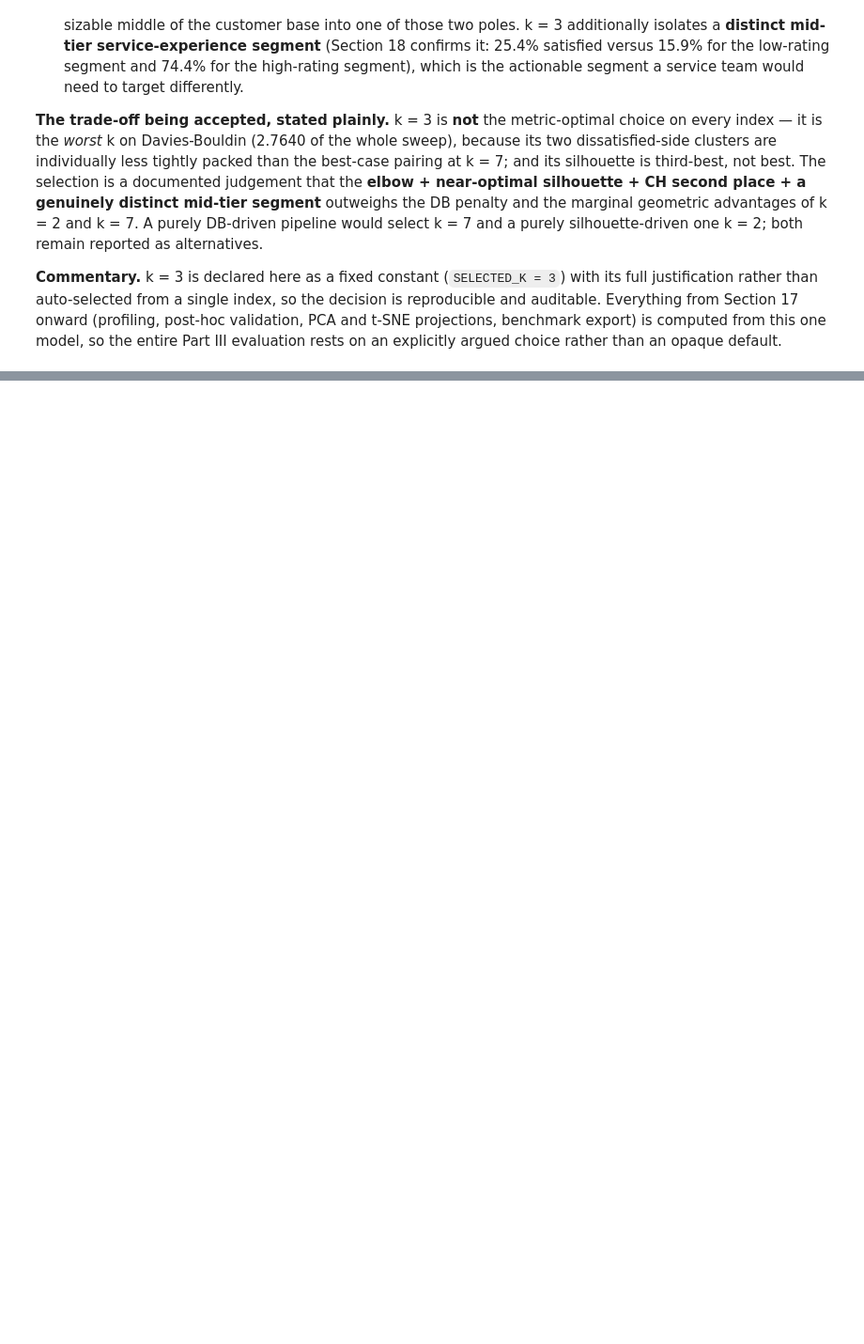
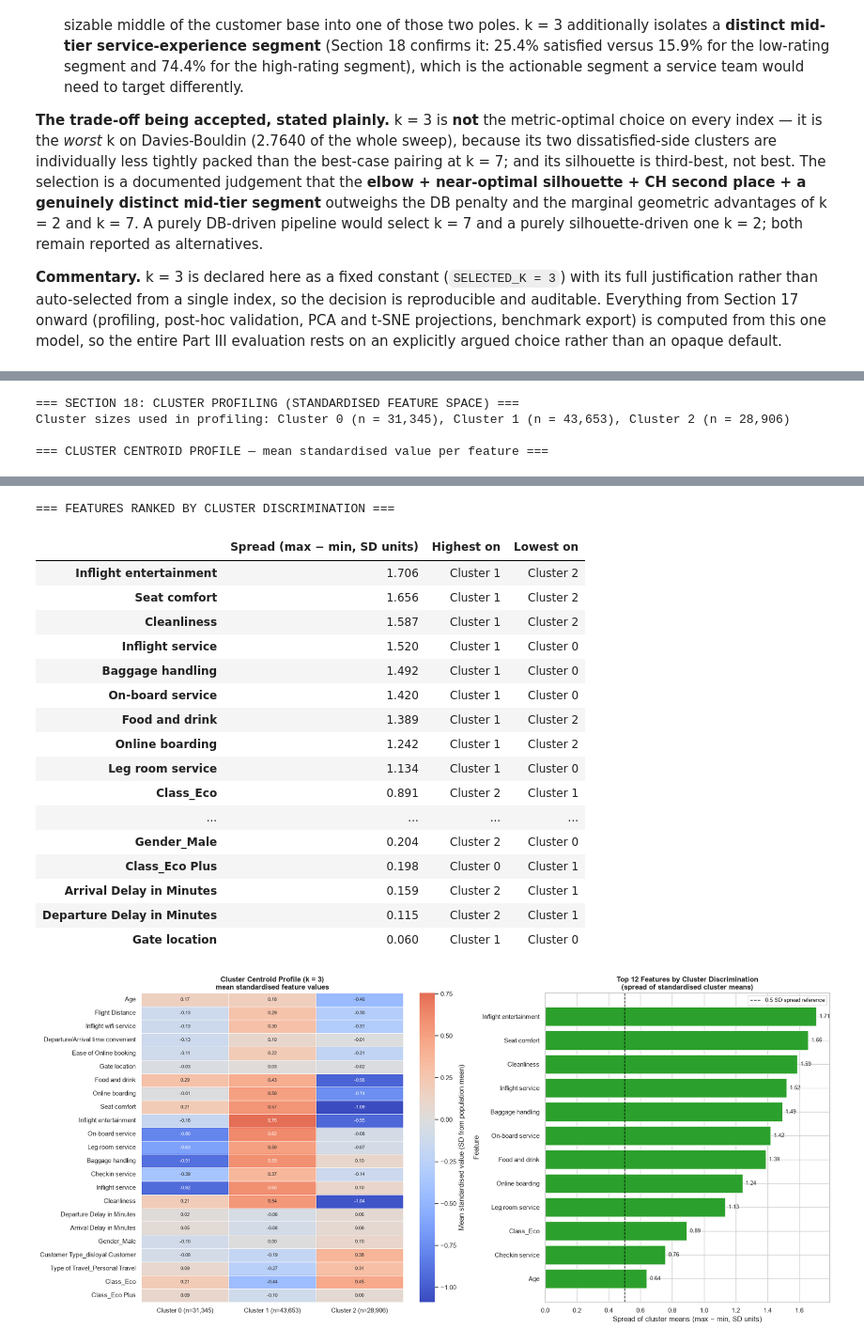
Before and after one commit to Phyboc/Machine-Learning-CaseStudy, a Jupyter notebook: src/clustering/clustering.ipynb, the cells around one changed output, grey strips where cells are left out. Shown at 94% size. Saved outputs shown, nothing was run; the diff lists cells and outputs as text; code cells hidden in the pictures; blank space fills up the shorter version.

```diff
--- a/src/clustering/clustering.ipynb
+++ b/src/clustering/clustering.ipynb
@@ -1770,0 +1905,58 @@ entire Part III evaluation rests on an explicitly argued choice rather than an o
+# %%
+print("=== SECTION 18: CLUSTER PROFILING (STANDARDISED FEATURE SPACE) ===")
+
+X_profile = X.copy()
+X_profile["Cluster"] = cluster_labels
+cluster_means = X_profile.groupby("Cluster").mean()
+counts_by_cluster = X_profile["Cluster"].value_counts().sort_index()
+
+print("Cluster sizes used in profiling: "
+      + ", ".join(f"Cluster {i} (n = {counts_by_cluster[i]:,})" for i in cluster_means.index) + "\n")
+
+# Centroid profile table (features as rows, clusters as columns)
+profile_table = cluster_means.T.copy()
+profile_table.columns = [f"Cluster {c} (n={counts_by_cluster[c]:,})" for c in cluster_means.index]
+print("=== CLUSTER CENTROID PROFILE — mean standardised value per feature ===")
+display(profile_table.round(3))
+
+# Discriminating power of each feature = spread of its cluster means across the 3 clusters
+spread = (cluster_means.max() - cluster_means.min()).sort_values(ascending=False)
+spread_df = spread.to_frame("Spread (max − min, SD units)")
+spread_df["Highest on"] = [f"Cluster {cluster_means[c].idxmax()}" for c in spread_df.index]
+spread_df["Lowest on"] = [f"Cluster {cluster_means[c].idxmin()}" for c in spread_df.index]
+print("\n=== FEATURES RANKED BY CLUSTER DISCRIMINATION ===")
+display(spread_df.round(3))
+
+# --- Figure: centroid heatmap + top discriminating features ---
+fig, axes = plt.subplots(1, 2, figsize=(19, 8.5),
+                         gridspec_kw={"width_ratios": [1.15, 1]})
+
+sns.heatmap(profile_table, cmap="coolwarm", center=0, annot=True, fmt=".2f",
+            annot_kws={"size": 8}, linewidths=0.4, ax=axes[0],
+            cbar_kws={"label": "Mean standardised value (SD from population mean)"})
+axes[0].set_title(f"Cluster Centroid Profile (k = {SELECTED_K})\nmean standardised feature values",
+                  fontweight="bold")
+axes[0].set_xlabel("")
+axes[0].set_ylabel("")
+
+top_n = 12
+top_spread = spread_df.head(top_n).iloc[::-1]
+colors = ["#2ca02c" if v > 0.5 else "#1f77b4" for v in top_spread["Spread (max − min, SD units)"]]
+axes[1].barh(top_spread.index, top_spread["Spread (max − min, SD units)"], color=colors)
+axes[1].axvline(0.5, color="black", linestyle="--", linewidth=1.2, label="0.5 SD spread reference")
+axes[1].set_title(f"Top {top_n} Features by Cluster Discrimination\n(spread of standardised cluster means)",
+                  fontweight="bold")
+axes[1].set_xlabel("Spread of cluster means (max − min, SD units)")
+axes[1].set_ylabel("Feature")
+for i, v in enumerate(top_spread["Spread (max − min, SD units)"].values):
+    axes[1].text(v + 0.02, i, f"{v:.2f}", va="center", fontsize=9)
+axes[1].legend(fontsize=9)
+
+plt.tight_layout()
+plt.savefig(os.path.join(RESULTS_DIR, "cluster_profile.png"), dpi=300, bbox_inches="tight")
+plt.show()
+# %% [output]
+=== SECTION 18: CLUSTER PROFILING (STANDARDISED FEATURE SPACE) ===
+Cluster sizes used in profiling: Cluster 0 (n = 31,345), Cluster 1 (n = 43,653), Cluster 2 (n = 28,906)
+
+=== CLUSTER CENTROID PROFILE — mean standardised value per feature ===
@@ -1770,0 +1980,19 @@ entire Part III evaluation rests on an explicitly argued choice rather than an o
+=== FEATURES RANKED BY CLUSTER DISCRIMINATION ===
+|  | Spread (max − min, SD units) | Highest on | Lowest on |
+| Inflight entertainment | 1.706 | Cluster 1 | Cluster 2 |
+| Seat comfort | 1.656 | Cluster 1 | Cluster 2 |
+| Cleanliness | 1.587 | Cluster 1 | Cluster 2 |
+| Inflight service | 1.520 | Cluster 1 | Cluster 0 |
+| Baggage handling | 1.492 | Cluster 1 | Cluster 0 |
+| On-board service | 1.420 | Cluster 1 | Cluster 0 |
+| Food and drink | 1.389 | Cluster 1 | Cluster 2 |
+| Online boarding | 1.242 | Cluster 1 | Cluster 2 |
+| Leg room service | 1.134 | Cluster 1 | Cluster 0 |
+| Class_Eco | 0.891 | Cluster 2 | Cluster 1 |
+| ... | ... | ... | ... |
+| Gender_Male | 0.204 | Cluster 2 | Cluster 0 |
+| Class_Eco Plus | 0.198 | Cluster 0 | Cluster 1 |
+| Arrival Delay in Minutes | 0.159 | Cluster 2 | Cluster 1 |
+| Departure Delay in Minutes | 0.115 | Cluster 2 | Cluster 1 |
+| Gate location | 0.060 | Cluster 1 | Cluster 0 |
+[figure, added]
```
Also changed, not shown: parts of 21 cells of this notebook, 10 other files.
